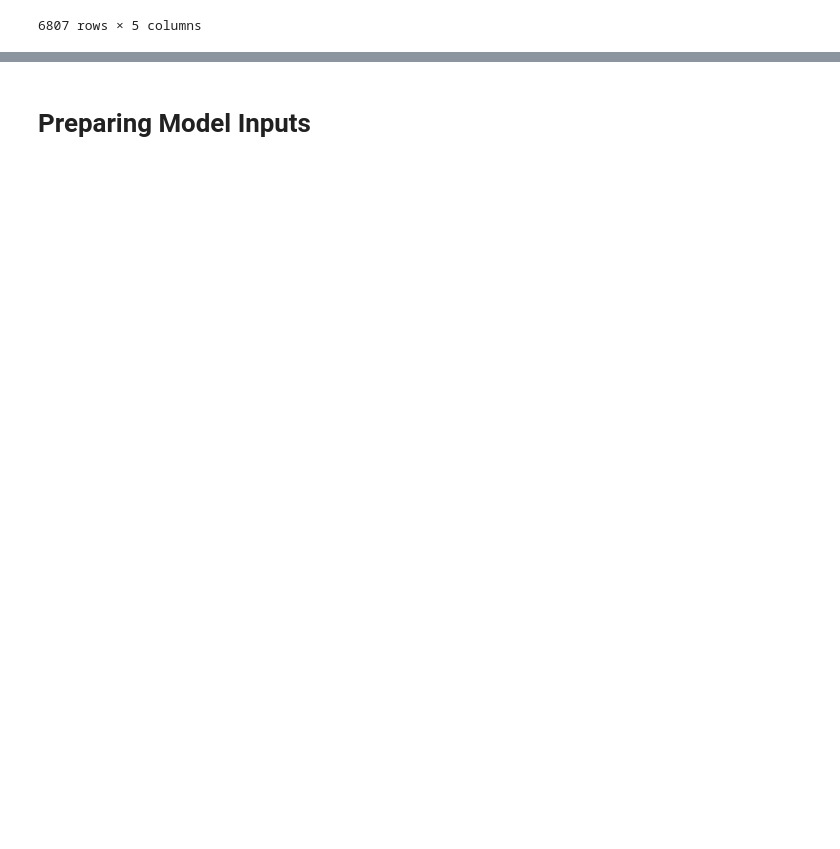
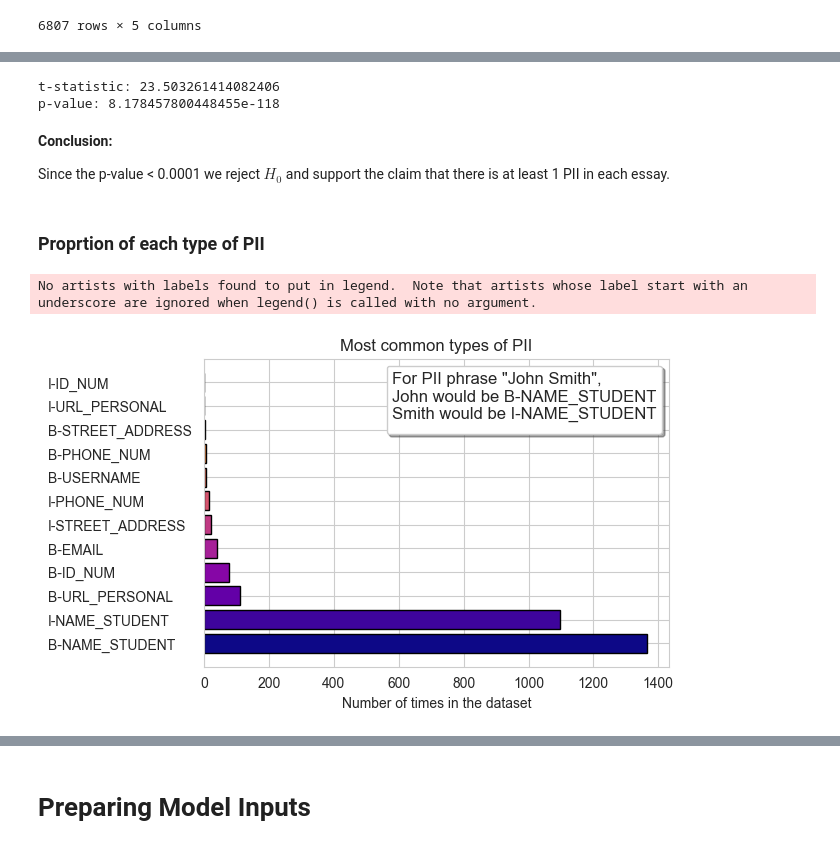
Before and after one commit to GGC-DSA/Kaggle-2024, a Jupyter notebook: notebooks-Spr2024/KAG_Notebook.ipynb, the cells around one changed output, grey strips where cells are left out. Saved outputs shown, nothing was run; the diff lists cells and outputs as text; code cells hidden in the pictures; blank space fills up the shorter version.

```diff
--- a/notebooks-Spr2024/KAG_Notebook.ipynb
+++ b/notebooks-Spr2024/KAG_Notebook.ipynb
@@ -124,0 +225,39 @@ df_test[df_test.isnull().any(axis = 1)]
+# %%
+non_o_values1 = df.apply(lambda line: sum(1 for x in line['labels'] if x != 'O'), axis = 1)
+
+t_statistic1, p_value1 = stats.ttest_1samp(non_o_values1, 0, alternative = 'greater')
+
+print("t-statistic:", t_statistic1)
+print("p-value:", p_value1)
+# %% [output]
+t-statistic: 23.503261414082406
+p-value: 8.178457800448455e-118
+# %% [markdown]
+**Conclusion:**
+
+Since the p-value < 0.0001 we reject $H_0$ and support the claim that there is at least 1 PII in each essay.
+# %% [markdown]
+### Proprtion of each type of PII
+# %%
+color_map = colormaps['plasma'].resampled(12)
+color_map.colors
+
+c = Counter()
+df.apply(lambda line: c.update(line.labels), axis = 1)
+c_pii = c.most_common()[1:]
+c_key, c_val = zip(*c_pii)
+
+fig, ax = plt.subplots(figsize=(6,4))
+plt.barh(c_key, c_val, color=color_map.colors, edgecolor='black')
+
+ax.set_yticklabels(c_key,ha = 'left')
+plt.xlabel('Number of times in the dataset')
+plt.title('Most common types of PII')
+yax = ax.get_yaxis()
+pad = max(T.label1.get_window_extent().width for T in yax.majorTicks)
+yax.set_tick_params(pad=pad-35)
+plt.legend(title='For PII phrase "John Smith",\nJohn would be B-NAME_STUDENT\nSmith would be I-NAME_STUDENT', title_fontsize='large', shadow=True, loc='upper right')
+plt.show()
+# %% [output]
+No artists with labels found to put in legend.  Note that artists whose label start with an underscore are ignored when legend() is called with no argument.
+[figure, added]
```
Also changed, not shown: parts of 82 cells of this notebook, 4 other files.
